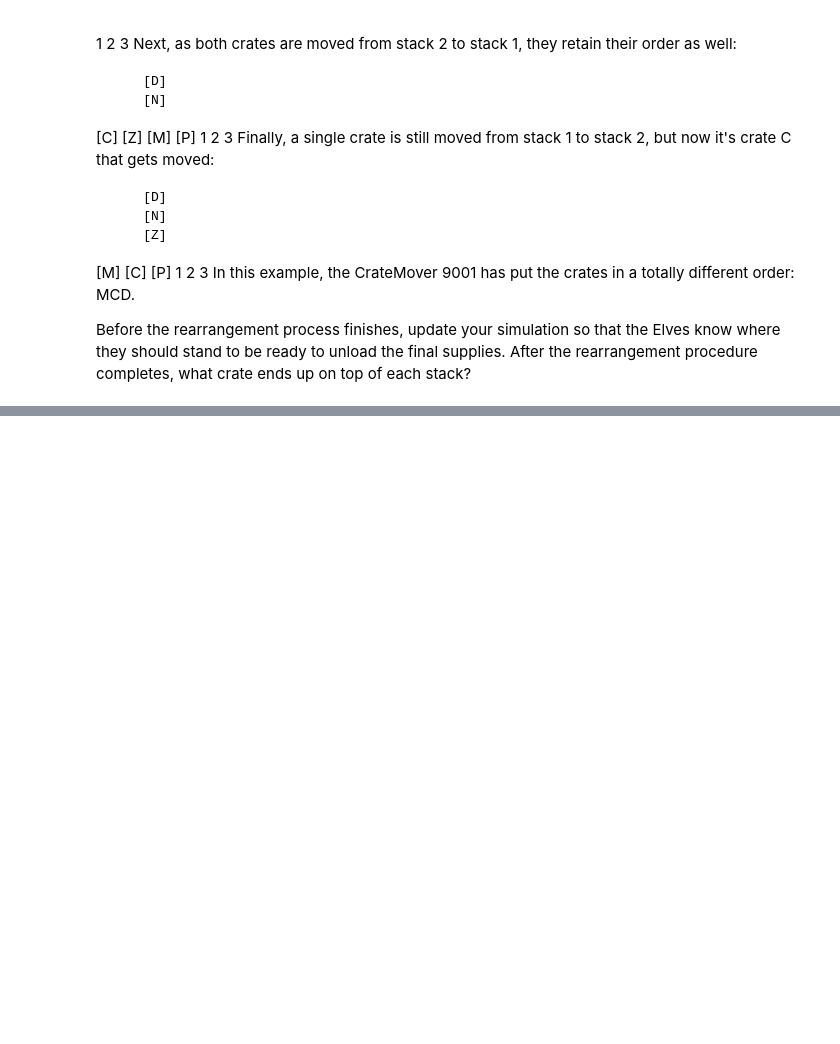
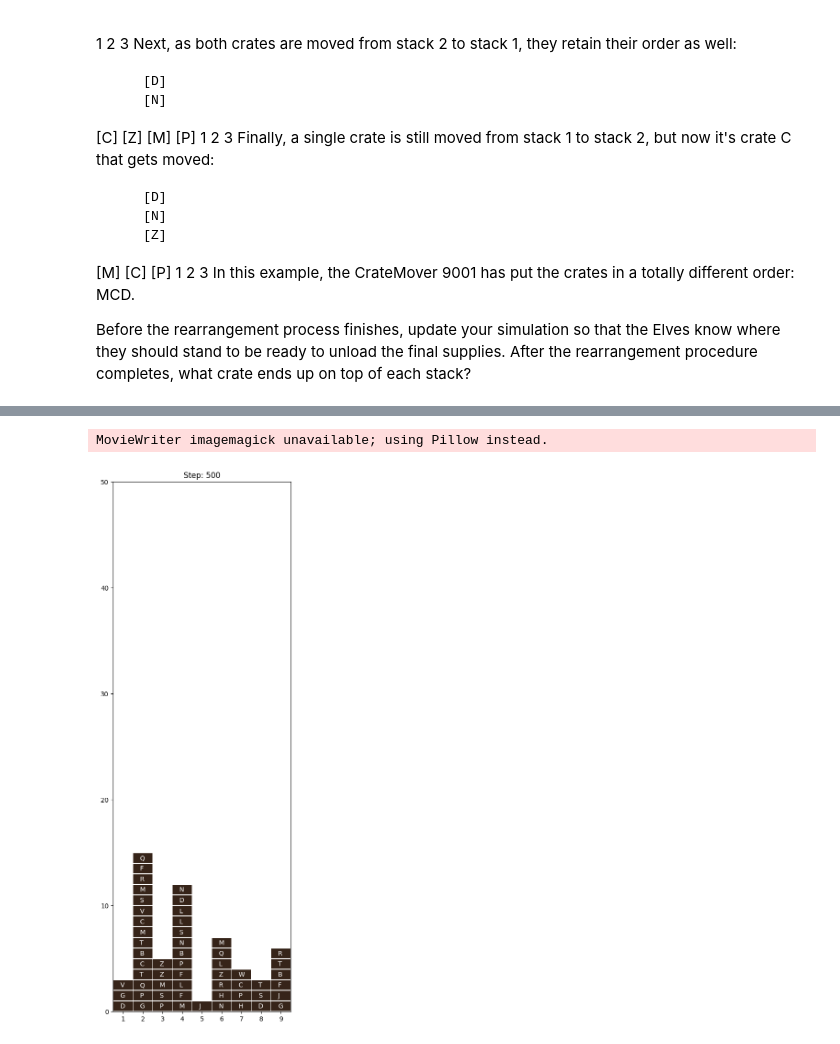
Before and after one commit to hasetz/AoC_2022, a Jupyter notebook: notebooks/day5.ipynb, the cells around one changed output, grey strips where cells are left out. Drawn from its saved outputs; the diff is of its cells as text; code cells hidden in the pictures; blank space fills up the shorter version.

Commit message:
Added visualisation for day 5.

```diff
--- a/notebooks/day5.ipynb
+++ b/notebooks/day5.ipynb
@@ -137,0 +154,47 @@ for step in steps:
+# %%
+with open('../data/day5.txt') as f:
+    input_data = [line.rstrip().split() for line in f]
+
+steps = [(int(step[1]), int(step[3]), int(step[5])) for step in input_data]
+# %%
+import numpy as np
+import matplotlib.pyplot as plt
+from matplotlib.animation import FuncAnimation
+
+stacks = original_stacks()
+
+with open('../data/day5.txt') as f:
+    input_data = [line.rstrip().split() for line in f]
+
+steps = [(int(step[1]), int(step[3]), int(step[5])) for step in input_data]
+
+fig, ax = plt.subplots(figsize=(5, 15))
+x = list(range(1, len(stacks) + 1))
+y = [len(stacks[i + 1]) for i in range(len(stacks))]
+bars = ax.bar(x,y, width=0.98, color='#362419')
+y_top = 50
+ax.set_ylim(0, y_top)
+ax.set_xlim(0.5,9.5)
+ax.hlines(list(range(y_top)), xmin=0, xmax=10, colors='white')
+
+def update(i):
+    plt.title(f'Step: {i}')
+    step = steps[i]
+    stacks[step[2]] += stacks[step[1]][-step[0]:][::-1]
+    del stacks[step[1]][-step[0]:]
+    y = [len(stacks[i + 1]) for i in range(len(stacks))]
+    for bar, h in zip(bars, y):
+        bar.set_height(h)
+    for txt in ax.texts:
+        txt.set_visible(False)
+    for k,v in stacks.items():
+        for c, letter in enumerate(v):
+            ax.text(k - 0.15 ,c + 0.3,letter, color='white')
+    return bars
+
+
+ani = FuncAnimation(fig, update, frames=len(steps), blit=True)
+ani.save('moving_bars.gif', writer='imagemagick')
+# %% [output]
+MovieWriter imagemagick unavailable; using Pillow instead.
+[figure, added]
```
Also changed, not shown: parts of 3 cells of this notebook, 1 other file.
